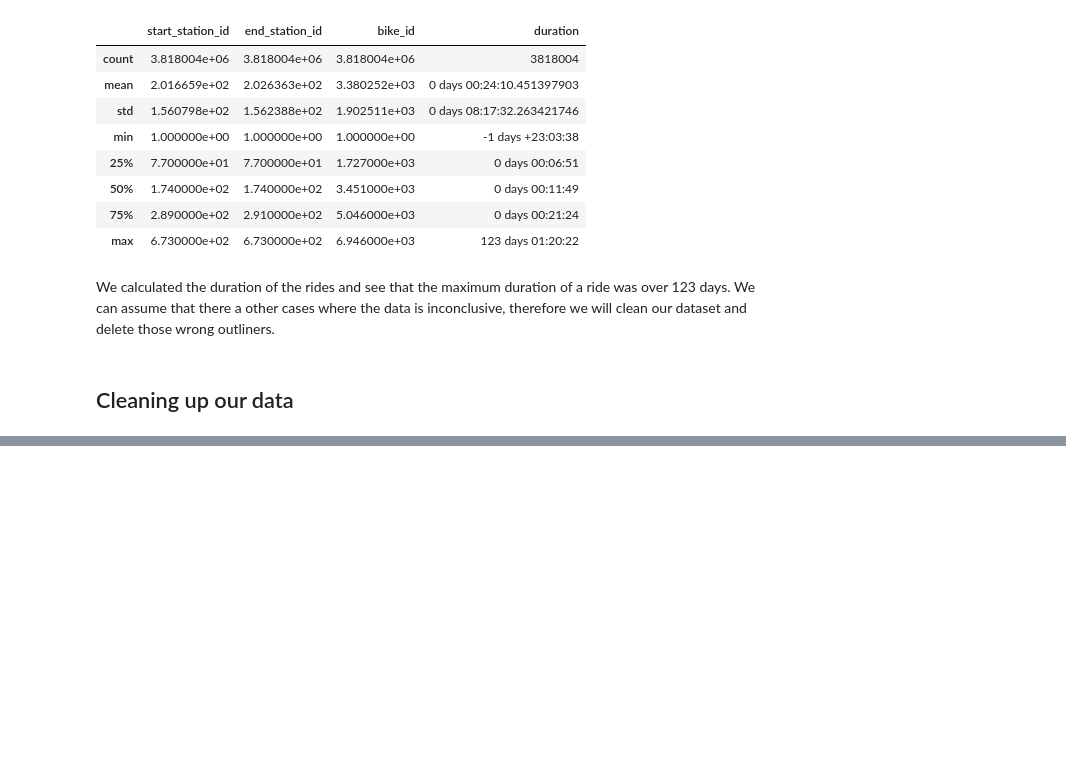
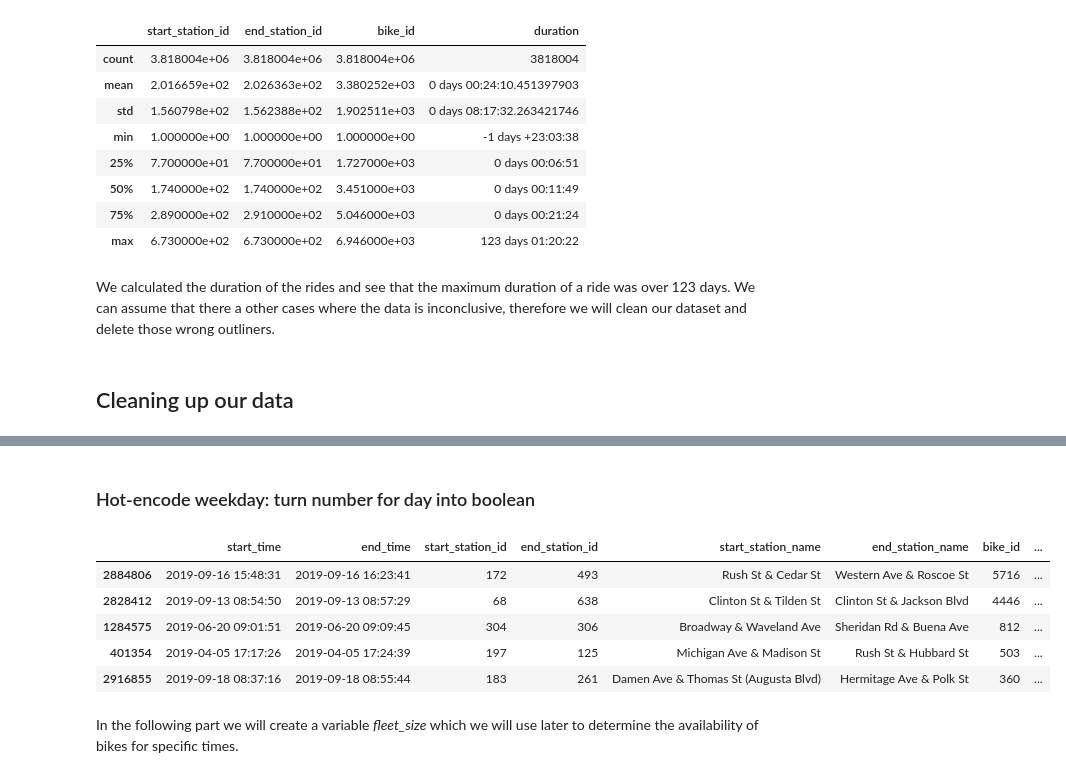
Before and after one commit to nledda/data_analysis_chicago_2019, a Jupyter notebook: Data Analysis Chicago.ipynb, the cells around one changed output, grey strips where cells are left out. Cells and saved outputs as stored; diff of their text form; code cells hidden in the pictures; blank space fills up the shorter version.

```diff
--- a/Data Analysis Chicago.ipynb
+++ b/Data Analysis Chicago.ipynb
@@ -115,3 +182,21 @@ KeyError: 'dt.month'
+# %% [markdown]
+### Hot-encode weekday: turn number for day into boolean
+# %%
+chicago_set['monday'] = np.where(chicago_set['day_of_week'] == 0, 1, 0) #[chicago_set['day_of_week'] == 1]
+day = ['monday', 'tuesday', 'wednesday', 'thursday', 'friday', 'saturday']
+for i in range(0,6):
+    chicago_set[day[i]] = np.where(chicago_set['day_of_week'] == i, 1, 0)
+
+chicago_set.sample(n=5)
+# %% [output]
+|  | start_time | end_time | start_station_id | end_station_id | start_station_name | end_station_name | bike_id | ... |
+| 2884806 | 2019-09-16 15:48:31 | 2019-09-16 16:23:41 | 172 | 493 | Rush St & Cedar St | Western Ave & Roscoe St | 5716 | ... |
+| 2828412 | 2019-09-13 08:54:50 | 2019-09-13 08:57:29 | 68 | 638 | Clinton St & Tilden St | Clinton St & Jackson Blvd | 4446 | ... |
+| 1284575 | 2019-06-20 09:01:51 | 2019-06-20 09:09:45 | 304 | 306 | Broadway & Waveland Ave | Sheridan Rd & Buena Ave | 812 | ... |
+| 401354 | 2019-04-05 17:17:26 | 2019-04-05 17:24:39 | 197 | 125 | Michigan Ave & Madison St | Rush St & Hubbard St | 503 | ... |
+| 2916855 | 2019-09-18 08:37:16 | 2019-09-18 08:55:44 | 183 | 261 | Damen Ave & Thomas St (Augusta Blvd) | Hermitage Ave & Polk St | 360 | ... |
+# %% [markdown]
+In the following part we will create a variable *fleet_size* which we will use later to determine the availability of bikes for specific times.
 # %%
 fleet_size = len(chicago_set['bike_id'].unique())
 
```
Also changed, not shown: parts of 38 cells of this notebook.
